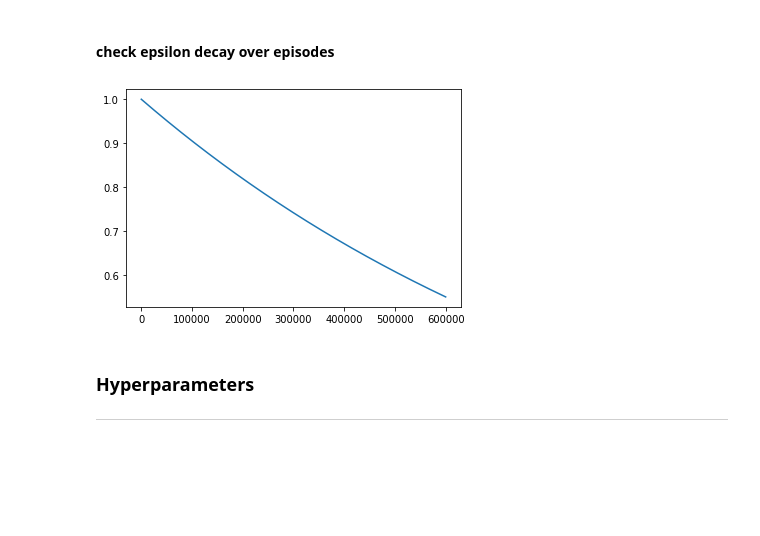
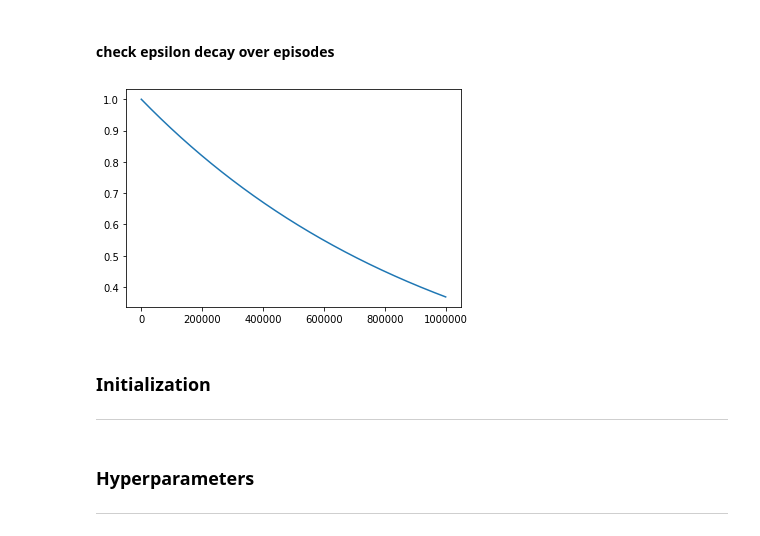
Before and after one commit to dhrubach/rl-tic-tac-toe, a Jupyter notebook: tc_agent.ipynb, the cells around one changed output. Saved outputs shown, nothing was run; the diff lists cells and outputs as text; code cells hidden in the pictures; blank space fills up the shorter version.

```diff
--- a/tc_agent.ipynb
+++ b/tc_agent.ipynb
@@ -296,18 +284,18 @@ Epsilon greedy policy is a way of selecting random actions with uniform distribu
 # %%
 epsilon = []
 max_epsilon = 1.0
 min_epsilon = 0.001
 
-episodes = np.arange(0, 600000)
+episodes = np.arange(0, 1000000)
 
 for i in episodes:
     epsilon.append(min_epsilon +
                    (max_epsilon - min_epsilon) * np.exp(-0.000001 * i))
 
 plt.plot(episodes, epsilon)
 plt.show()
 # %% [output]
-[figure, old version]
+[figure, new version]
 # %%
 def select_action_epsilon_greedy(state, episodes):
 
@@ -330,3 +318,6 @@ def select_action_epsilon_greedy(state, episodes):
             [ac for itr, ac in enumerate(env.action_space(state)[0])])
 
     return proposed_action
+# %% [markdown]
+### Initialization
+---
```
Also changed, not shown: parts of 16 cells of this notebook, 1 other file.
